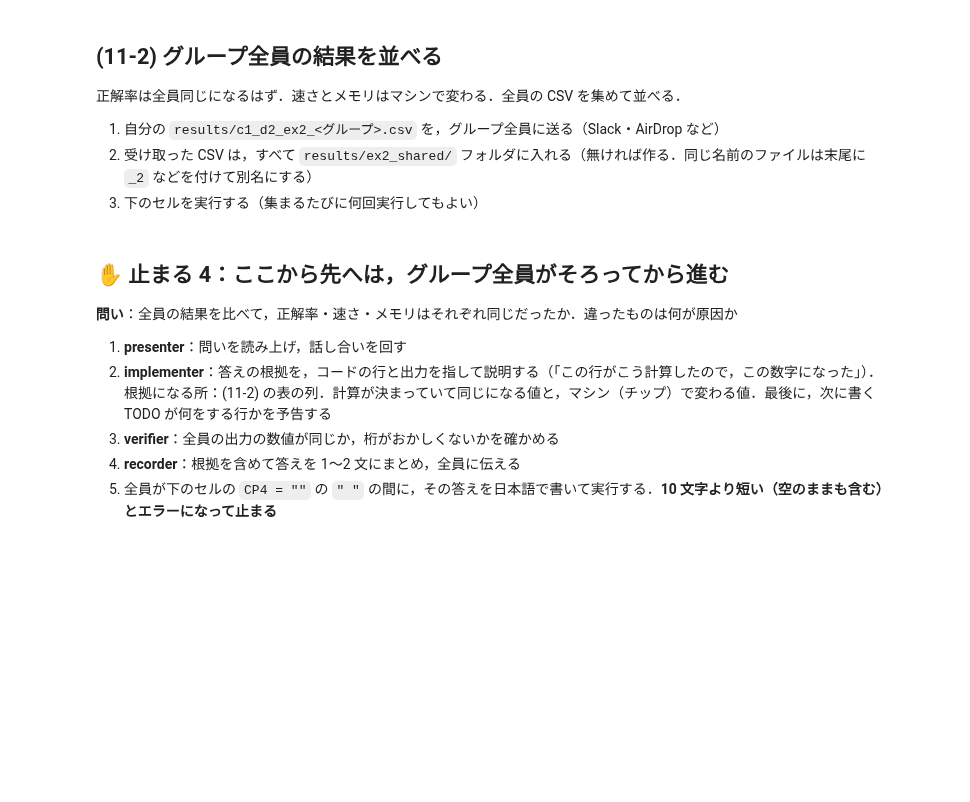
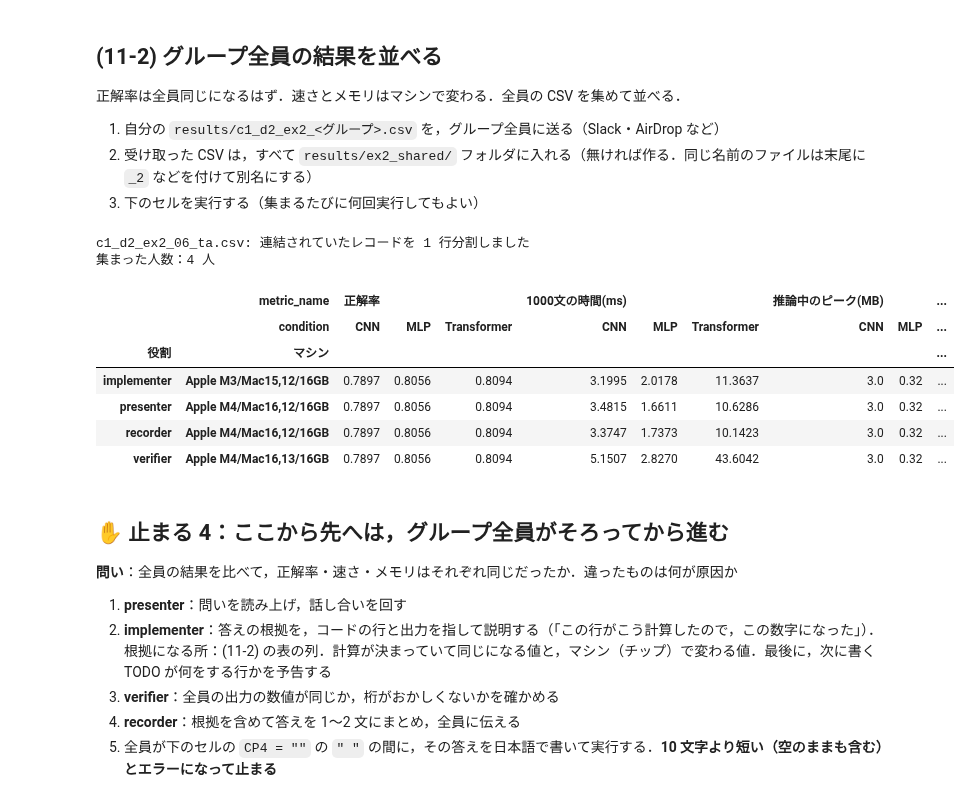
Before and after one commit to Wakana-0907/2026AI_TD, a Jupyter notebook: course1/day2/ex2.ipynb, the cells around one changed output. Cells and saved outputs as stored; diff of their text form; code cells hidden in the pictures; blank space fills up the shorter version.

```diff
--- a/course1/day2/ex2.ipynb
+++ b/course1/day2/ex2.ipynb
@@ -10,8 +10,8 @@
 ## (0) グループと役割の設定
 # %%
 # ===== (0) グループと役割の設定 =====
-GROUP_ID = 1                  # ← 自分のグループ番号 (1〜27) に書き換える
-MEMBER_ROLE = "implementer"   # implementer / verifier / recorder / presenter のいずれか（3 人・5 人グループの verifier は "verifier"）
+GROUP_ID = 6                  # ← 自分のグループ番号 (1〜27) に書き換える
+MEMBER_ROLE = "verifier"   # implementer / verifier / recorder / presenter のいずれか（3 人・5 人グループの verifier は "verifier"）
 
 # 授業用フォルダ（AI_TD）のルートを import パスに追加する（ノートブックをどこから開いても動く）
 import sys
@@ -153,13 +190,13 @@ def load_pretrained(arch):
     path = ASSETS / "weights" / f"day1_{arch}.pt"      # 重みファイル（.pt）の場所
     # ① 重みファイルを読み込む．ckpt は辞書で，重みの数値（"state_dict"）と形の情報（hidden など）が入っている
     # ▼ TODO 1-1：右の「...」を消して，torch.load で path を読む式を書く（map_location="cpu" を付ける）
-    ckpt = ...
+    ckpt = torch.load(path, map_location="cpu")
     # ② 同じ形のネットワークを用意する（ファイルに保存してある情報から組み立てる．このときの重みはランダム）
     model, info = build_model(arch, ckpt["info"]["target"], ckpt["vocab_size"],
                               num_classes=ckpt["num_classes"], max_len=ckpt["max_len"], d=ckpt["embed_dim"])
     # ③ 用意したネットワークに，学習済みの重みの数値を当てはめる
     # ▼ TODO 1-2：かっこの中の「...」を消して，ckpt の中の重みの数値（ckpt["state_dict"]）を書く
-    model.load_state_dict(...)
+    model.load_state_dict(ckpt["state_dict"])
     # ④ 評価モードにする
     model.eval()
     return model.to(device), info
@@ -224,11 +277,11 @@ def evaluate(model, batches):
             # ② 損失：予測と正解のずれを足していく（最後に文の数で割る）
             total_loss += criterion(outputs, labels).item()
             # ③ TODO 2-1：点数が大きいほうを予測クラスにする（torch.max(outputs.data, 1) は「最大値, その位置」の 2 つを返す）
-            _, predicted = ...
+            _, predicted = torch.max(outputs.data, 1)
             # ④ TODO 2-2：このミニバッチの文の数を total に足す（labels.size(0) が文の数）
-            total += ...
+            total += labels.size(0)
             # ⑤ TODO 2-3：予測と正解が一致した数を correct に足す（一致した所が True になる．.sum().item() で数にする）
-            correct += ...
+            correct += (predicted == labels).sum().item()
     if not (total > 0):
         raise RuntimeError("TODO が未記入です：ループ内で total と correct を更新すること")
     return correct / total, total_loss / total        # 正解率と，1 文あたりの損失
@@ -428,18 +530,48 @@ pd.read_csv(logger.path).tail(21)                     # 3 モデル × 7 項目
 3. 下のセルを実行する（集まるたびに何回実行してもよい）
 # %%
 import glob
-files = glob.glob(str(ROOT / "results" / "c1_d2_ex2_*.csv")) + glob.glob(str(ROOT / "results" / "ex2_shared" / "*.csv"))
-everyone = pd.concat([pd.read_csv(f) for f in files]).drop_duplicates()
+import io
+import re
+from pathlib import Path
+
+def read_result_csv(path):
+    text = Path(path).read_text(encoding="utf-8-sig")
+    header = text.splitlines()[0]
+    sep = "\t" if "\t" in header else ","
+    if sep == "\t":
+        text, repaired = re.subn(
+            r"(?<=[^\t\r\n])(?=20\d{2}-\d{2}-\d{2}T\d{2}:\d{2}:\d{2}\t)",
+            "\n",
+            text,
+        )
+        if repaired:
+            print(f"{Path(path).name}: 連結されていたレコードを {repaired} 行分割しました")
+    return pd.read_csv(io.StringIO(text), sep=sep)
+
+files = (glob.glob(str(ROOT / "results" / "c1_d2_ex2_*.csv"))
+         + glob.glob(str(ROOT / "results" / "ex2_shared" / "*.csv"))
+         + glob.glob(str(ROOT / "results" / "ex2_shared_*" / "*.csv")))
+everyone = pd.concat([read_result_csv(f) for f in files]).drop_duplicates()
 everyone["group_id"] = everyone["group_id"].astype(str).str.zfill(2)
 everyone = everyone[(everyone["group_id"] == f"{GROUP_ID:02d}") & everyone["condition"].isin(["MLP", "CNN", "Transformer"])]
 # 1 人（役割 × マシン）につき，いちばん新しい結果を使う
 latest = everyone.sort_values("timestamp").groupby(["member_role", "machine", "condition", "metric_name"]).tail(1)
 show = latest[latest["metric_name"].isin(["accuracy", "infer_ms_per_1000", "peak_mem_mb"])]
 wide = show.pivot_table(index=["member_role", "machine"], columns=["metric_name", "condition"], values="metric_value")
 wide = wide.rename(columns={"accuracy": "正解率", "infer_ms_per_1000": "1000文の時間(ms)", "peak_mem_mb": "推論中のピーク(MB)"}, level=0)
 wide.index.names = ["役割", "マシン"]
 print(f"集まった人数：{len(wide)} 人")
 wide.round(4)
+# %% [output]
+c1_d2_ex2_06_ta.csv: 連結されていたレコードを 1 行分割しました
+集まった人数：4 人
+|  | metric_name | 正解率 |  |  | 1000文の時間(ms) |  |  | 推論中のピーク(MB) |  | ... |
+|  | condition | CNN | MLP | Transformer | CNN | MLP | Transformer | CNN | MLP | ... |
+| 役割 | マシン |  |  |  |  |  |  |  |  | ... |
+| implementer | Apple M3/Mac15,12/16GB | 0.7897 | 0.8056 | 0.8094 | 3.1995 | 2.0178 | 11.3637 | 3.0 | 0.32 | ... |
+| presenter | Apple M4/Mac16,12/16GB | 0.7897 | 0.8056 | 0.8094 | 3.4815 | 1.6611 | 10.6286 | 3.0 | 0.32 | ... |
+| recorder | Apple M4/Mac16,12/16GB | 0.7897 | 0.8056 | 0.8094 | 3.3747 | 1.7373 | 10.1423 | 3.0 | 0.32 | ... |
+| verifier | Apple M4/Mac16,13/16GB | 0.7897 | 0.8056 | 0.8094 | 5.1507 | 2.8270 | 43.6042 | 3.0 | 0.32 | ... |
 # %% [markdown]
 ## ✋ 止まる 4：ここから先へは，グループ全員がそろってから進む
 
```
Also changed, not shown: parts of 21 cells of this notebook, 1 other file.
